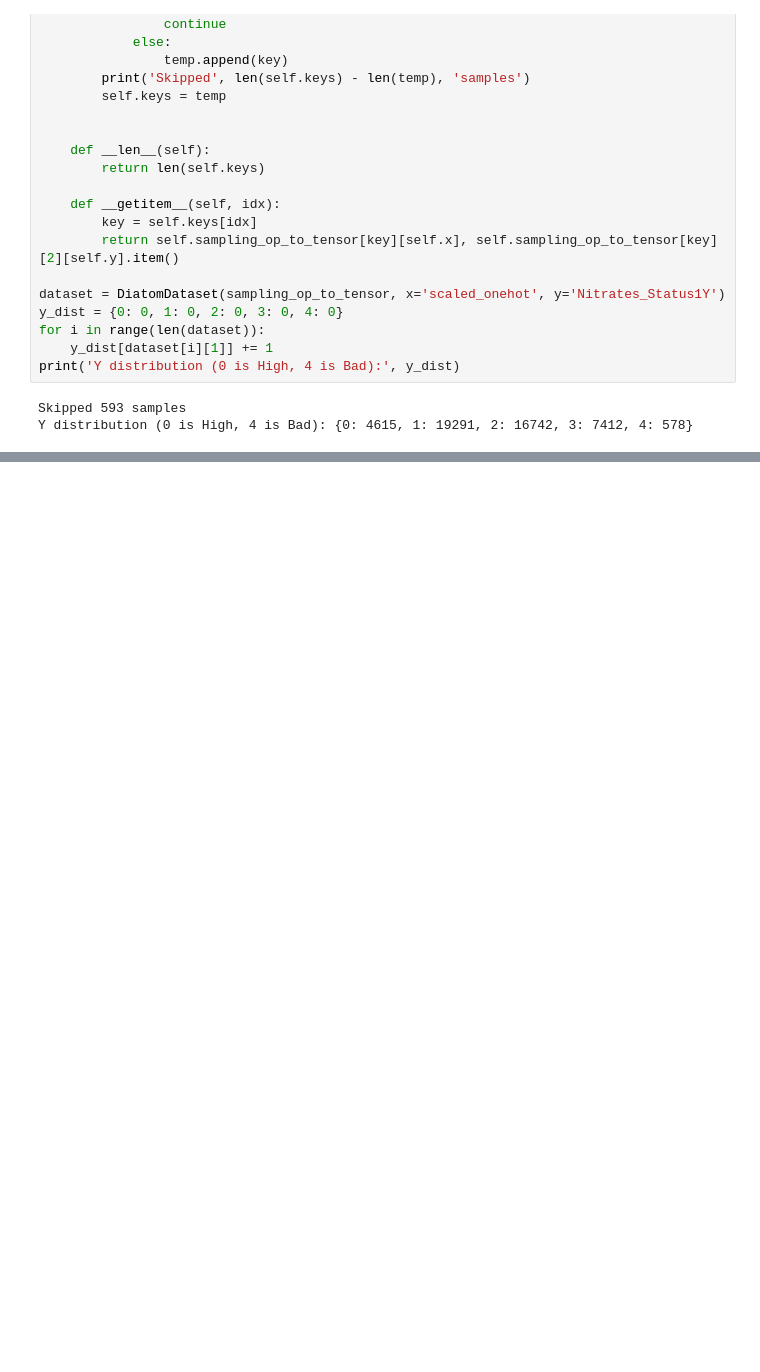
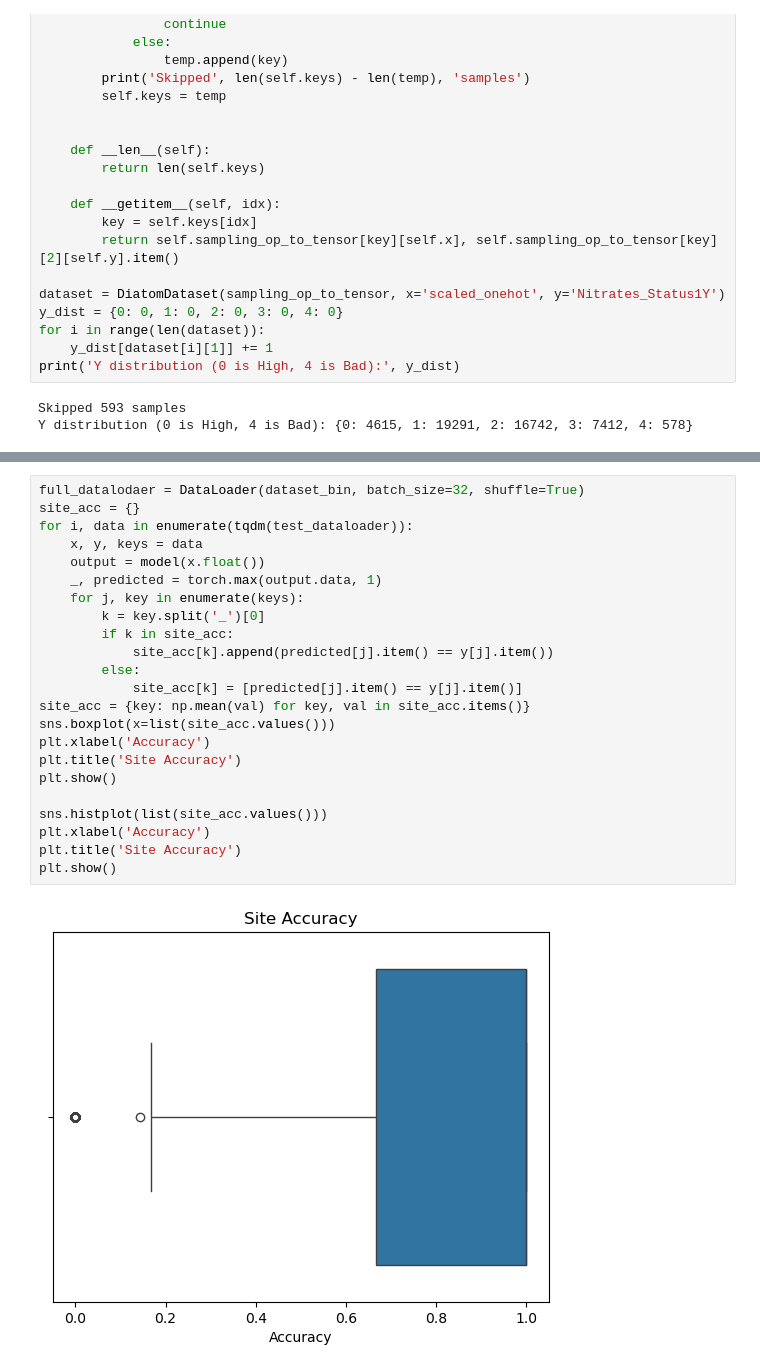
Before and after one commit to rithwiks/GNN_Water_Quality, a Jupyter notebook: baseline.ipynb, the cells around one changed output, grey strips where cells are left out. Saved outputs shown, nothing was run; the diff lists cells and outputs as text; blank space fills up the shorter version.

```diff
--- a/baseline.ipynb
+++ b/baseline.ipynb
@@ -234,0 +235,25 @@ Final Test Accuracy 80.33511513157895
+# %%
+full_datalodaer = DataLoader(dataset_bin, batch_size=32, shuffle=True)
+site_acc = {}
+for i, data in enumerate(tqdm(test_dataloader)):
+    x, y, keys = data
+    output = model(x.float())
+    _, predicted = torch.max(output.data, 1)
+    for j, key in enumerate(keys):
+        k = key.split('_')[0]
+        if k in site_acc:
+            site_acc[k].append(predicted[j].item() == y[j].item())
+        else:
+            site_acc[k] = [predicted[j].item() == y[j].item()]
+site_acc = {key: np.mean(val) for key, val in site_acc.items()}
+sns.boxplot(x=list(site_acc.values()))
+plt.xlabel('Accuracy')
+plt.title('Site Accuracy')
+plt.show()
+
+sns.histplot(list(site_acc.values()))
+plt.xlabel('Accuracy')
+plt.title('Site Accuracy')
+plt.show()
+# %% [output]
+[figure, added]
```
Also changed, not shown: parts of 7 cells of this notebook, 1 other file.
